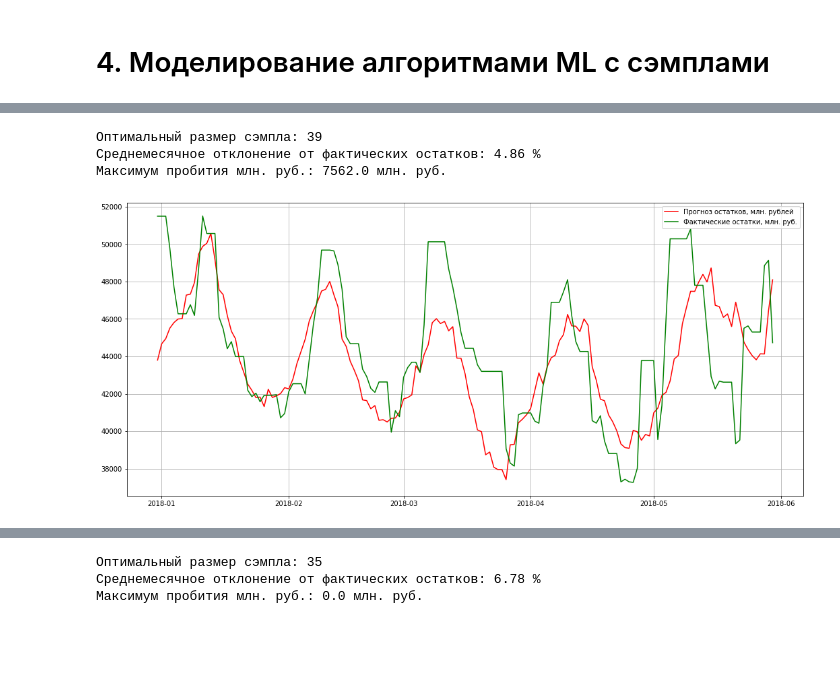
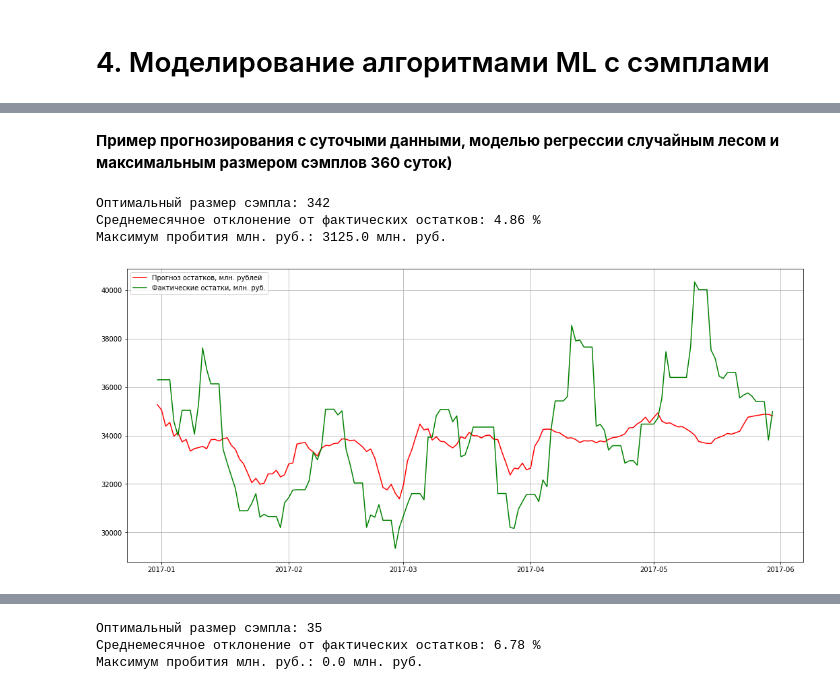
Before and after one commit to FierceDra/FierceDra-X.github.io, a Jupyter notebook: Sber/Sber_module.ipynb, the cells around one changed output, grey strips where cells are left out. Drawn from its saved outputs; the diff is of its cells as text; code cells hidden in the pictures; blank space fills up the shorter version.

```diff
--- a/Sber/Sber_module.ipynb
+++ b/Sber/Sber_module.ipynb
@@ -49,4 +37,6 @@ importing Jupyter notebook from sberlib.ipynb
 # %%
-data = pd.read_csv('C:/Users/Алексей Третьяков/Desktop/ML_projects/FierceDra-X.github.io/Sber/data_resampled.csv', sep = ';')
-sb = pd.read_csv('C:/Users/Алексей Третьяков/Desktop/ML_projects/FierceDra-X.github.io/Sber/data_notsampled.csv', sep = ';')
+#в датафреймы загрузим два рядя данных: (1) resampled с сжатыми данными до шага в один месяц;
+#(2) notsampled с исходным посуточным рядом и колонками res (первые разности) и value_filt (фильтрованные данные)
+data = pd.read_csv('~/Sber/data_resampled.csv', sep = ';')
+sb = pd.read_csv('~/Sber/data_notsampled.csv', sep = ';')
 # %%
@@ -123,10 +196,13 @@ ML_forecast(start_date='2017-01-31', forecast_date='2017-08-31', data=data, mode
+# %% [markdown]
+**Пример прогнозирования с суточыми данными, моделью регрессии случайным лесом и максимальным размером сэмплов 360 суток)**
 # %%
-ML_forecast_optimized_samples(start_date='2017-12-31', forecast_date='2018-05-31',
+ML_forecast_optimized_samples(start_date='2016-12-31', forecast_date='2017-05-31',
                     data=sb,
-                    model=LinearRegression(),
+                    model=RandomForestRegressor(random_state=42, n_jobs=-1),
+                    min_sample_size=20,
                     max_sample_size =360)
 # %% [output]
-Оптимальный размер сэмпла: 39
+Оптимальный размер сэмпла: 342
 Среднемесячное отклонение от фактических остатков: 4.86 %
-Максимум пробития млн. руб.: 7562.0 млн. руб.
+Максимум пробития млн. руб.: 3125.0 млн. руб.
-[figure, old version]
+[figure, new version]
```
Also changed, not shown: parts of 28 cells of this notebook, 2 other files.
